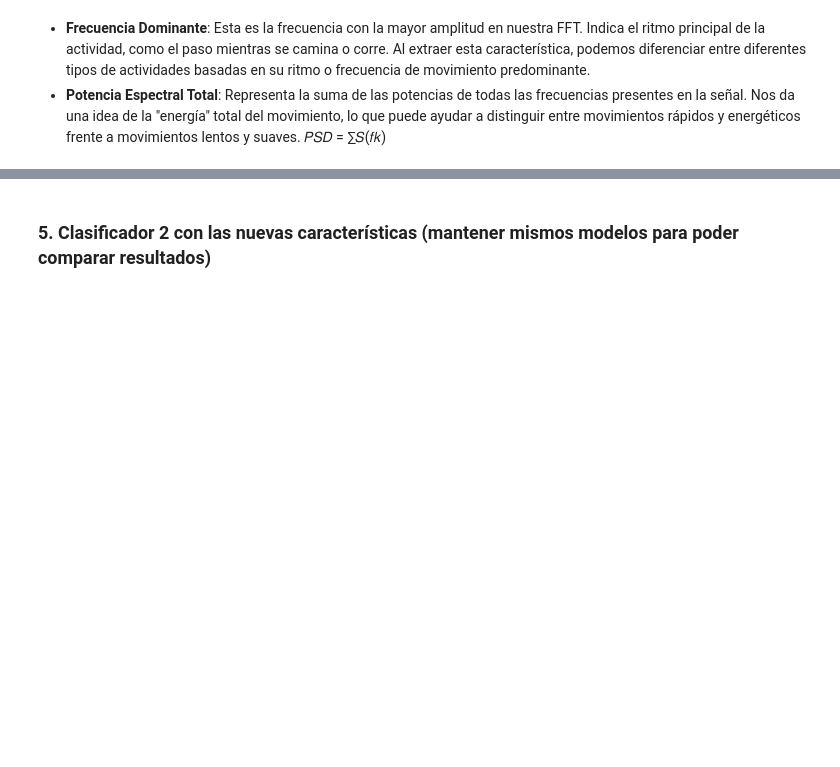
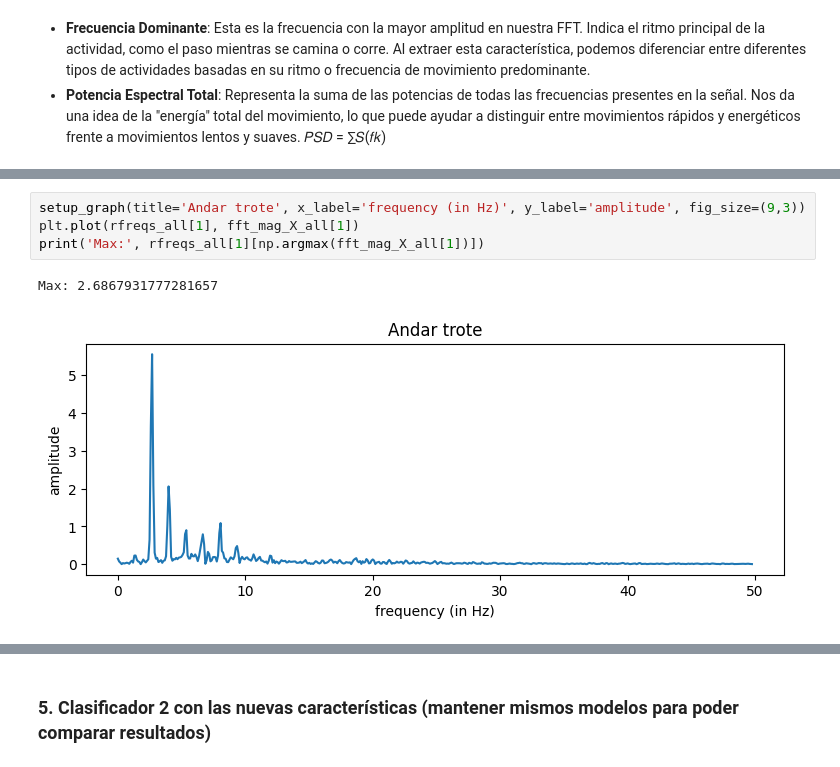
Before and after one commit to unaimleal/industria_acelerometro, a Jupyter notebook: practica1_movimientos.ipynb, the cells around one changed output, grey strips where cells are left out. Drawn from its saved outputs; the diff is of its cells as text; blank space fills up the shorter version.

```diff
--- a/practica1_movimientos.ipynb
+++ b/practica1_movimientos.ipynb
@@ -329,0 +377,7 @@ plt.plot(np.mean(rfreqs_all, axis=0), np.mean(fft_mag_X_all, axis=0))
+# %%
+setup_graph(title='Andar trote', x_label='frequency (in Hz)', y_label='amplitude', fig_size=(9,3))
+plt.plot(rfreqs_all[1], fft_mag_X_all[1])
+print('Max:', rfreqs_all[1][np.argmax(fft_mag_X_all[1])])
+# %% [output]
+Max: 2.6867931777281657
+[figure, added]
```
Also changed, not shown: parts of 11 cells of this notebook, 5 other files.
